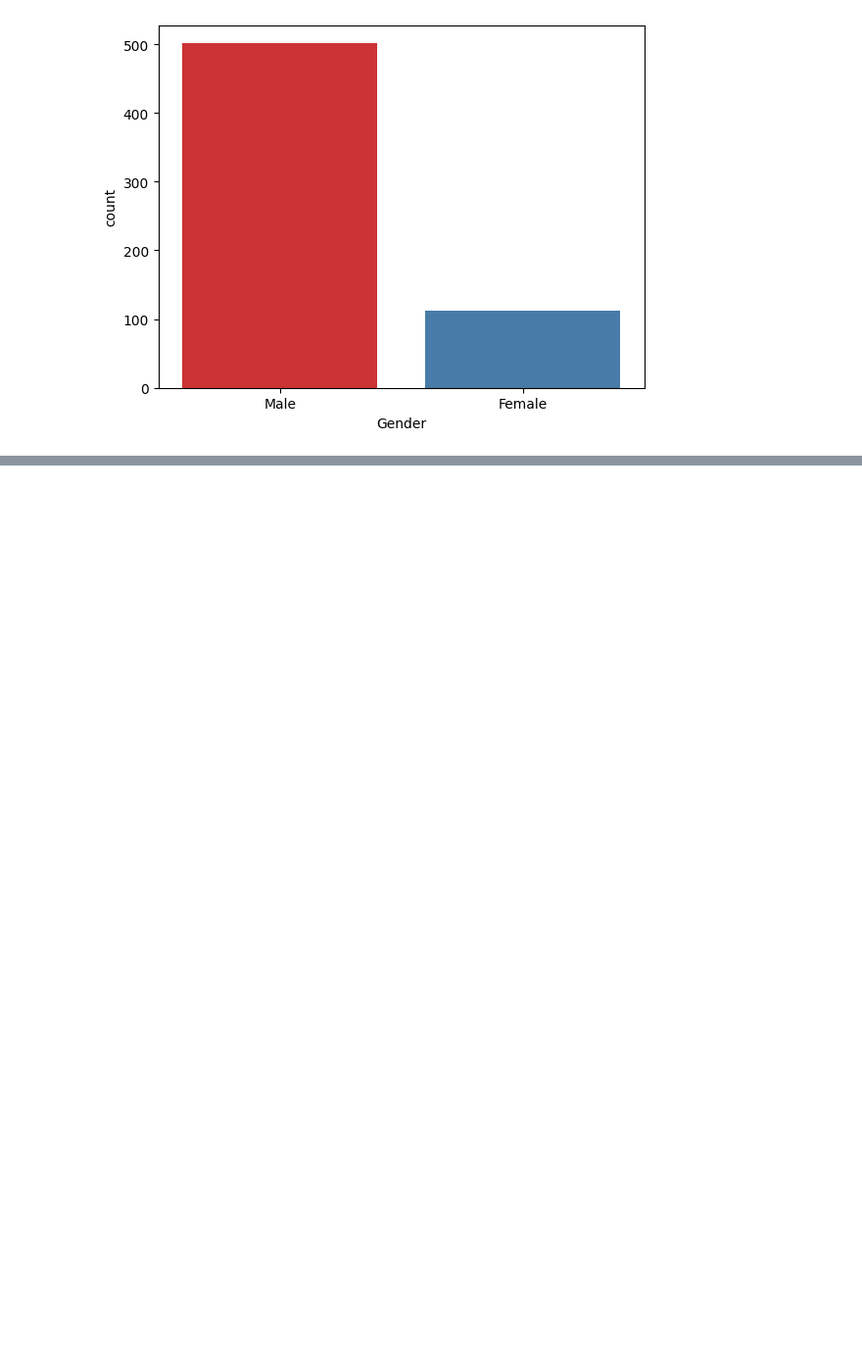
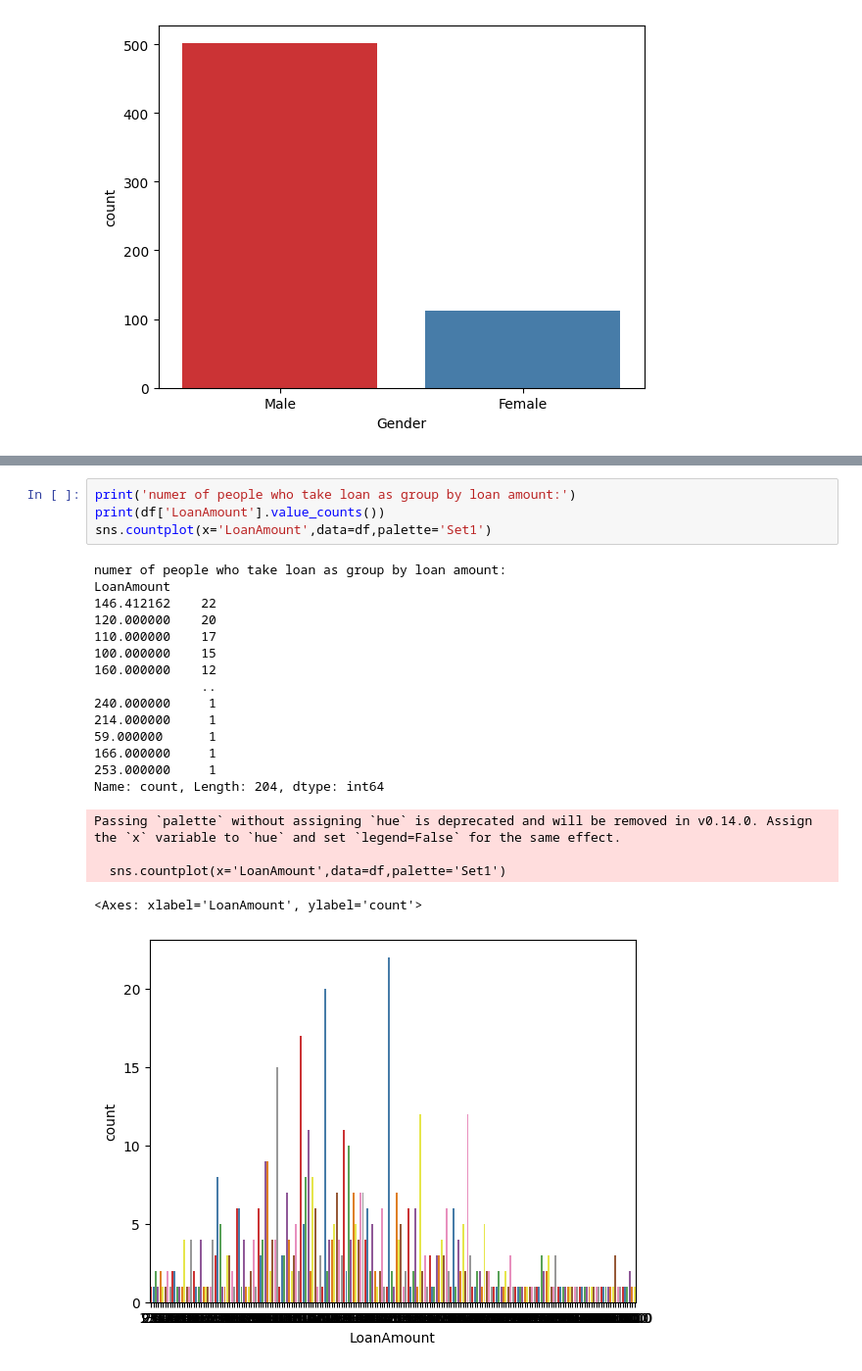
Before and after one commit to huytoncon/Project1, a Jupyter notebook: project_1.ipynb, the cells around one changed output, grey strips where cells are left out. Shown: that part at 98% size. Drawn from its saved outputs; the diff is of its cells as text; blank space fills up the shorter version.

```diff
--- a/project_1.ipynb
+++ b/project_1.ipynb
@@ -204,0 +237,24 @@ Passing `palette` without assigning `hue` is deprecated and will be removed in v
+# %%
+print('numer of people who take loan as group by loan amount:')
+print(df['LoanAmount'].value_counts())
+sns.countplot(x='LoanAmount',data=df,palette='Set1')
+# %% [output]
+numer of people who take loan as group by loan amount:
+LoanAmount
+146.412162    22
+120.000000    20
+110.000000    17
+100.000000    15
+160.000000    12
+              ..
+240.000000     1
+214.000000     1
+59.000000      1
+166.000000     1
+253.000000     1
+Name: count, Length: 204, dtype: int64
+Passing `palette` without assigning `hue` is deprecated and will be removed in v0.14.0. Assign the `x` variable to `hue` and set `legend=False` for the same effect.
+
+  sns.countplot(x='LoanAmount',data=df,palette='Set1')
+<Axes: xlabel='LoanAmount', ylabel='count'>
+[figure, added]
```
Also changed, not shown: parts of 7 cells of this notebook.
